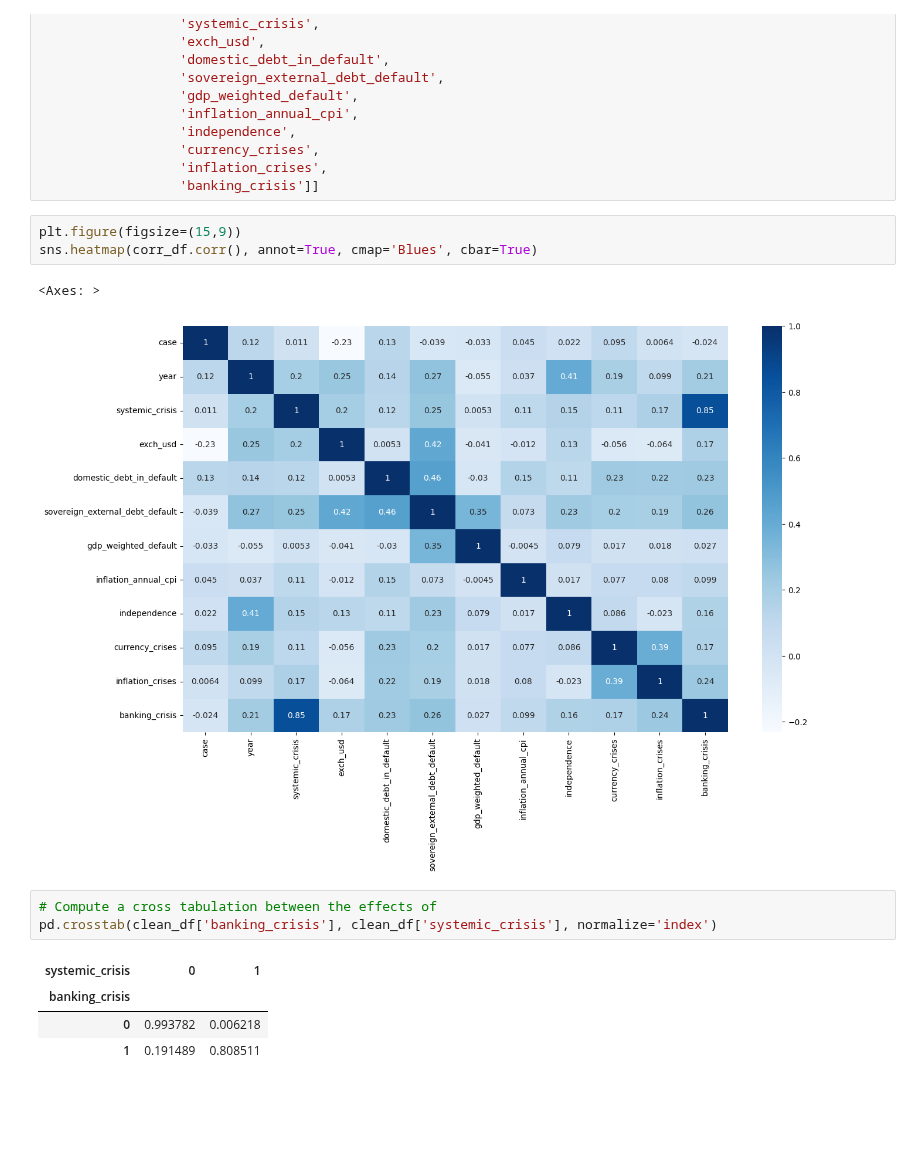
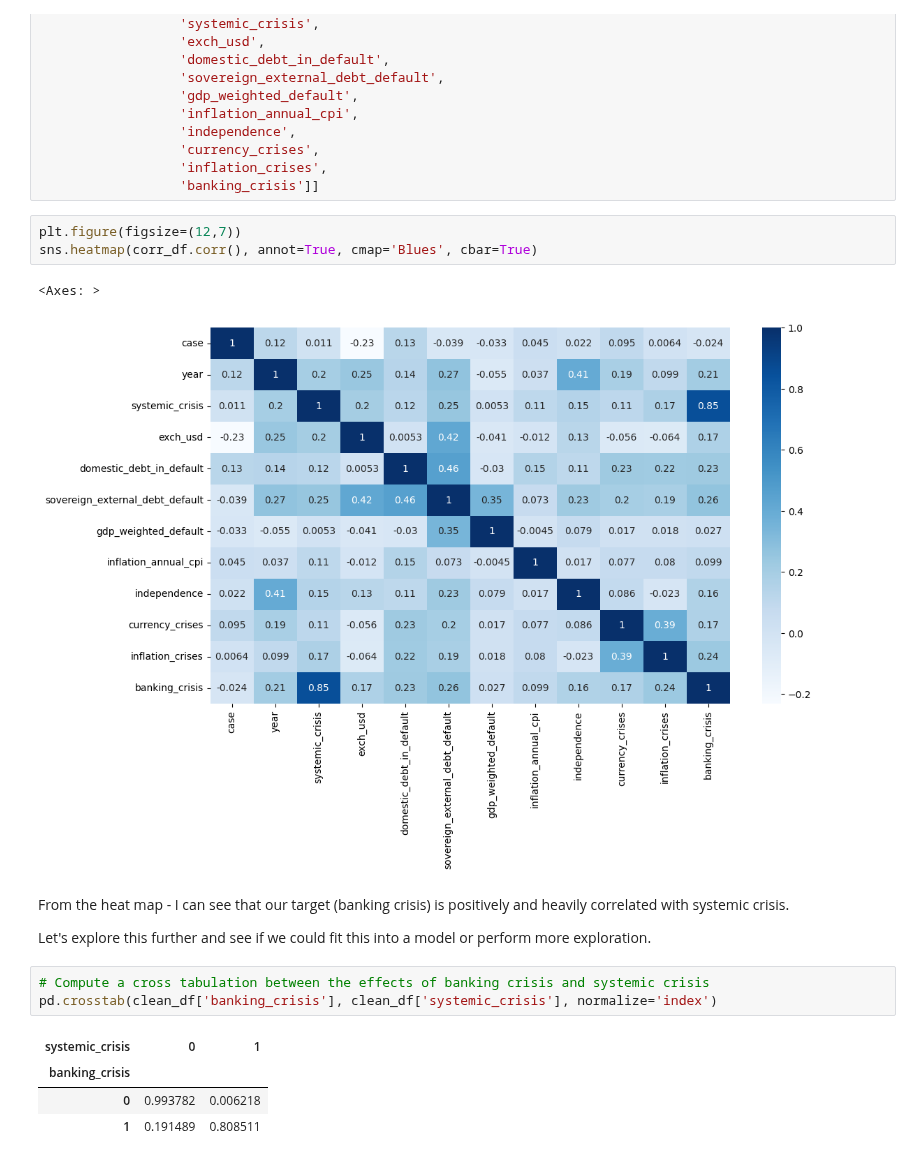
Before and after one commit to LeeBoy-Hmong/MachineLearning, a Jupyter notebook: FinancialCrisis/Financial.ipynb, the cells around one changed output. Saved outputs shown, nothing was run; the diff lists cells and outputs as text; blank space fills up the shorter version.

```diff
--- a/FinancialCrisis/Financial.ipynb
+++ b/FinancialCrisis/Financial.ipynb
@@ -158,13 +158,17 @@ corr_df = clean_df[['case',
                   'inflation_crises',
                   'banking_crisis']]
 # %%
-plt.figure(figsize=(15,9))
+plt.figure(figsize=(12,7))
 sns.heatmap(corr_df.corr(), annot=True, cmap='Blues', cbar=True)
 # %% [output]
 <Axes: >
-[figure, old version]
+[figure, new version]
+# %% [markdown]
+From the heat map - I can see that our target (banking crisis) is positively and heavily correlated with systemic crisis.
+
+Let's explore this further and see if we could fit this into a model or perform more exploration.
 # %%
-# Compute a cross tabulation between the effects of
+# Compute a cross tabulation between the effects of banking crisis and systemic crisis
 pd.crosstab(clean_df['banking_crisis'], clean_df['systemic_crisis'], normalize='index')
 # %% [output]
 | systemic_crisis | 0 | 1 |
```
Also changed, not shown: parts of 2 cells of this notebook.
